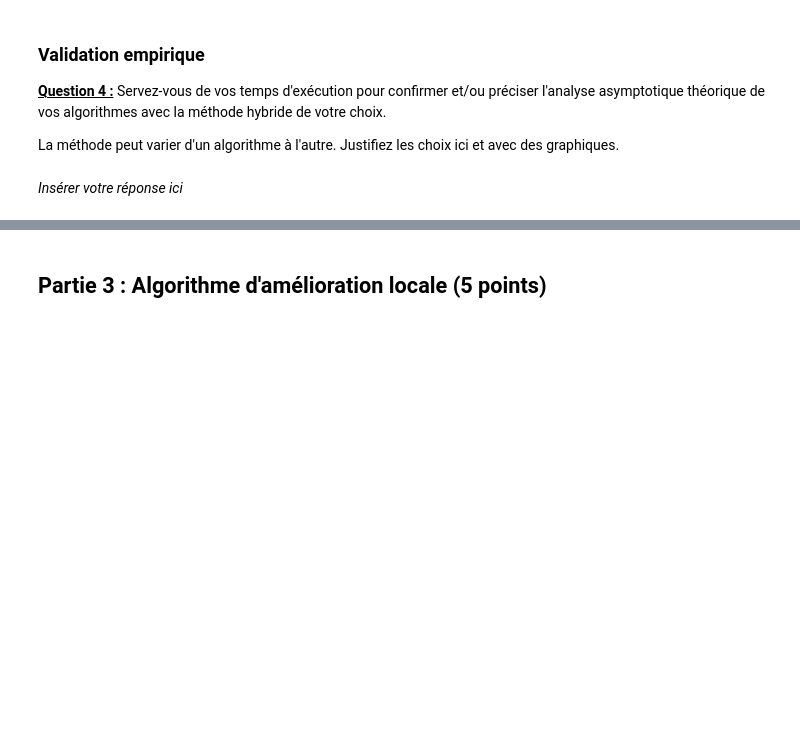
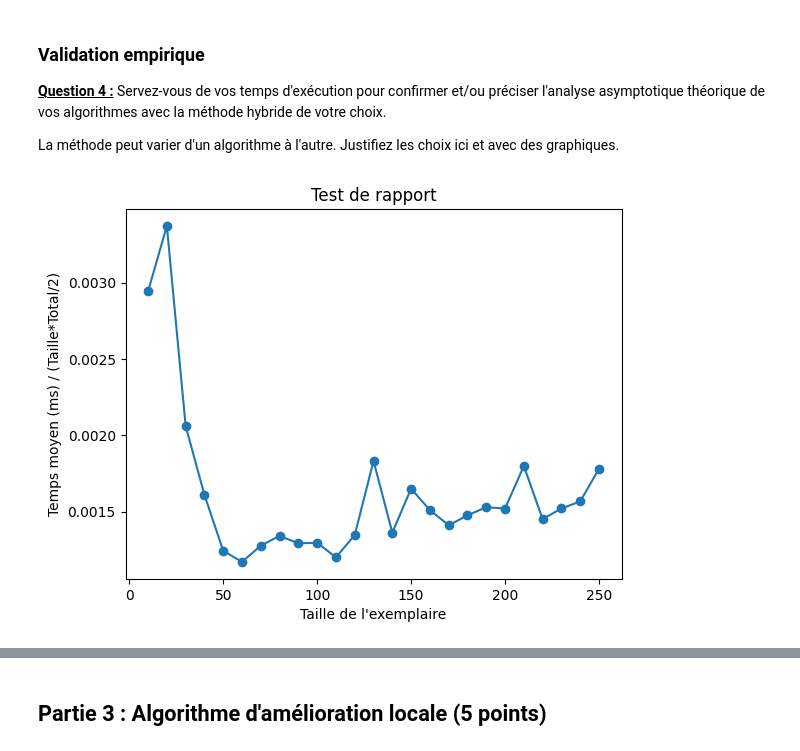
Before and after one commit to nath1416/Tp2-INF8775, a Jupyter notebook: TP2_H26_v3.ipynb, the cells around one changed output, grey strips where cells are left out. Cells and saved outputs as stored; diff of their text form; code cells hidden in the pictures; blank space fills up the shorter version.

```diff
--- a/TP2_H26_v3.ipynb
+++ b/TP2_H26_v3.ipynb
@@ -502,20 +504,20 @@ Ainsi, l'algorithme de programmation dynamique répondant à ce problème consis
 <u>**Question 1 :**</u> Implantez l'algorithme de programmation dynamique.
 # %%
 def algo_dynamique(sample: list[int]) -> list[list[int]]:
-    arrSum = sum(sample)
-    midSum = arrSum // 2
+    arr_sum = sum(sample)
+    mid_sum = arr_sum // 2
 
     n = len(sample)
 
     partition1 = sample.copy()
 
-    d_prog = [[(False, []) for _ in range(midSum + 1)] for _ in range(n + 1)]
+    d_prog = [[(False, []) for _ in range(mid_sum + 1)] for _ in range(n + 1)]
 
     for i in range(n + 1):
         d_prog[i][0] = (True, [])
 
     for i in range(1, n + 1):
-        for j in range(1, midSum + 1):
+        for j in range(1, mid_sum + 1):
             elem = partition1[i - 1]
 
             if j < elem:
@@ -525,21 +527,15 @@ def algo_dynamique(sample: list[int]) -> list[list[int]]:
                 with_elem = d_prog[i - 1][j - elem]
 
                 if without_elem[0]:
-                    if j == midSum:
-                        subset1 = without_elem[1]
-                        subset2 = sample.copy()
-                        for elem in without_elem[1]:
-                            subset2.remove(elem)
-                        return [subset1, subset2]
-
                     d_prog[i][j] = without_elem
 
                 elif with_elem[0]:
-                    if j == midSum:
+                    if j == mid_sum:
                         subset1 = with_elem[1] + [elem]
                         subset2 = sample.copy()
                         for elem in subset1:
                             subset2.remove(elem)
+
                         return [subset1, subset2]
 
                     d_prog[i][j] = (True, with_elem[1] + [elem])
@@ -547,7 +543,7 @@ def algo_dynamique(sample: list[int]) -> list[list[int]]:
                 else:
                     d_prog[i][j] = (False, [])
 
-    possible, subset1 = d_prog[n][midSum]
+    possible, subset1 = d_prog[n][mid_sum]
 
     subset2 = sample.copy()
     for elem in subset1:
@@ -576,0 +564,10 @@ display_data_as_table(output)
+# %%
+problems_dynamique = make_problems(
+    sizes=[10, 20, 30, 40, 50, 60, 70, 80, 90, 100, 110, 120, 130, 140, 150, 160, 170, 180, 190, 200, 210, 220, 230, 240, 250],
+    totals=[1_000, 3_000, 5_000],
+    num_samples=5,
+    gen_algo=uniform,
+)
+
+output_pd = measure_range(algo_dynamique, problems_dynamique)
+display_data_as_table(output_pd)
@@ -580,5 +595,13 @@ display_data_as_table(output)
 <u>**Question 4 :**</u> Servez-vous de vos temps d'exécution pour confirmer et/ou préciser l'analyse asymptotique théorique de vos algorithmes avec la méthode hybride de votre choix.
 
 La méthode peut varier d'un algorithme à l'autre. Justifiez les choix ici et avec des graphiques.
-# %% [markdown]
-*Insérer votre réponse ici*
+# %%
+data_dict_ratio_pd = {
+    measure.size : measure.mean_time/(measure.size*measure.total/2) for measure in output_pd
+}
+
+test_de_rapport(
+    data_dict_ratio_pd, "Taille de l'exemplaire", "Temps moyen (ms) / (Taille*Total/2)"
+)
+# %% [output]
+[figure, added]
```
Also changed, not shown: parts of 15 cells of this notebook.
